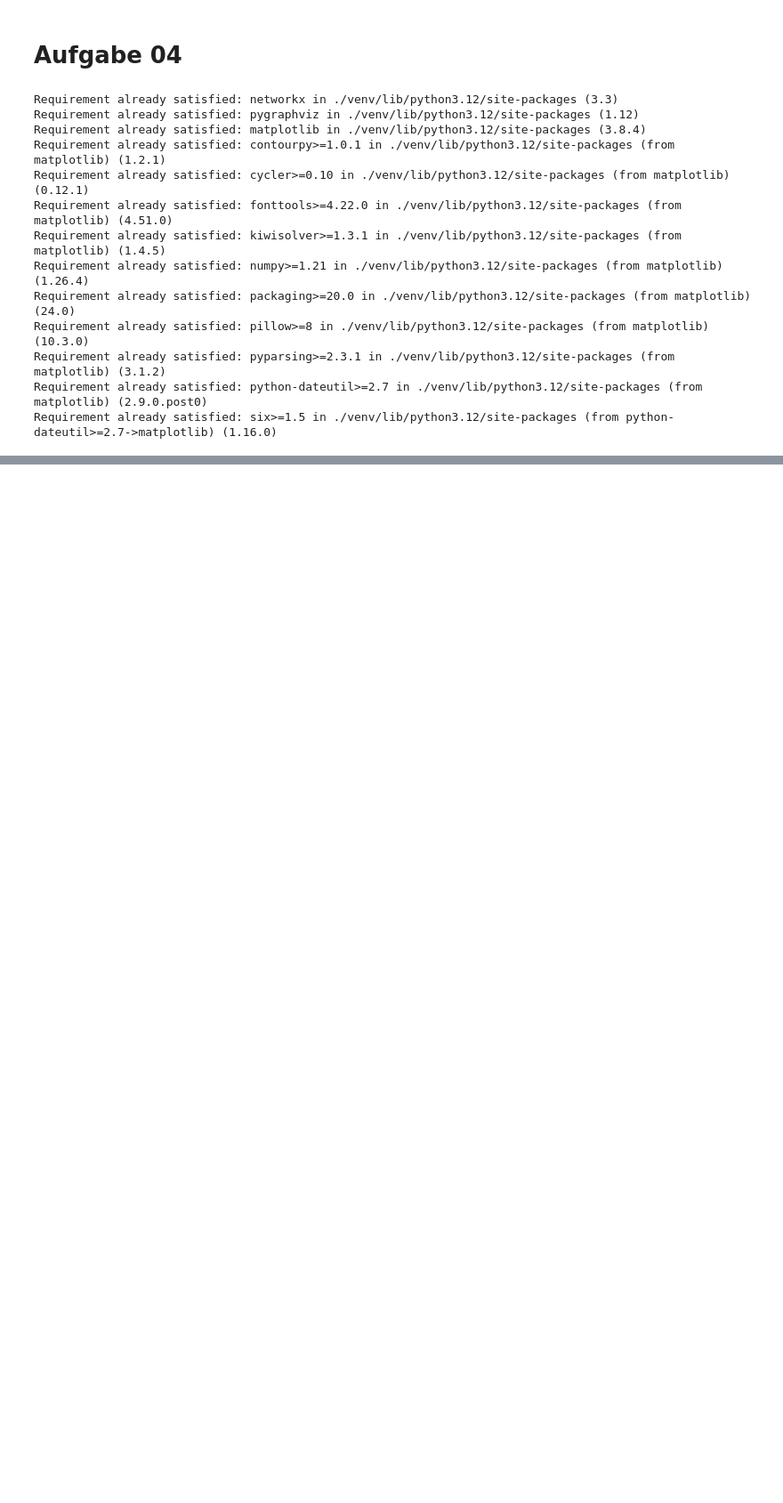
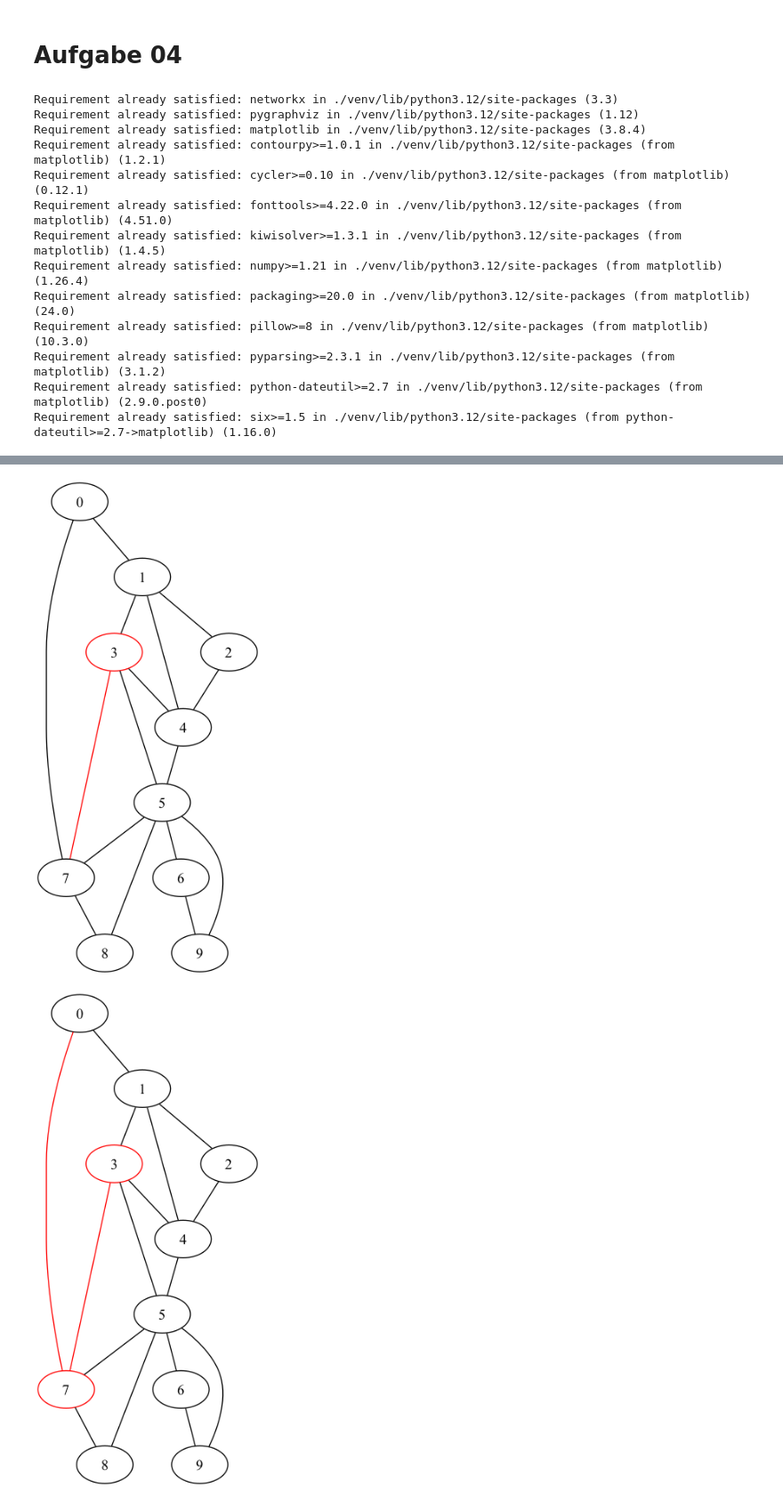
Before and after one commit to AstralJaeger-University/AMS4-UE01, a Jupyter notebook: notebook/aufgabe_07.ipynb, the cells around one changed output, grey strips where cells are left out. Shown at 89% size. Saved outputs shown, nothing was run; the diff lists cells and outputs as text; code cells hidden in the pictures; blank space fills up the shorter version.

```diff
--- a/notebook/aufgabe_07.ipynb
+++ b/notebook/aufgabe_07.ipynb
@@ -47,0 +45,73 @@ display(Image(filename))
+# %%
+import networkx as nx
+from random import choice
+from typing import List
+
+def is_bridge(graph: nx.Graph, edge: Tuple[int, int], v: int) -> bool:
+    """
+    This function checks if the edge is a bridge
+    Removing the edge and checking if `v` can still reach all nodes
+    """
+    temp_graph = graph.copy()
+    temp_graph.remove_edge(*edge)
+
+    # We perform a DFS to check connectivity
+    visited = set()
+    stack = [v]
+    while stack:
+        node = stack.pop()
+        if node not in visited:
+            visited.add(node)
+            stack.extend(n for n in temp_graph.neighbors(node) if n not in visited)
+
+    # If the number of visited nodes equals the number of nodes in the temp graph, it's not a bridge
+    return len(visited) != len(temp_graph.nodes)
+
+
+def find_next_edge(v, F):
+    possible_edges = list(F.edges(v))
+    if not possible_edges:
+        return None
+    for edge in possible_edges:
+        if not is_bridge(F, edge, v):
+            return edge
+    return possible_edges[0]
+
+
+def draw_step(a, e, v, idx):
+    # Visualize Step
+    a.get_node(v).attr['color'] = 'red'
+    if e:
+        a.get_edge(e[0], e[1]).attr['color'] = 'red'
+    filename = f"assets/{prefix}_fleury_step_{idx}.png"
+    a.draw(filename, format='png', prog='dot')
+    display(Image(filename))
+
+
+def fleury(graph: nx.Graph) -> (List[int], List[str]):
+    F = graph.copy()
+    v = choice(list(F.nodes))
+    K = [v]
+    e = choice(list(F.edges(v)))
+    a = to_agraph(graph)
+    lines = list()
+
+    idx = 0
+    while len(F.edges) > 0:
+        draw_step(a, e, v, idx)
+        lines.append(f"idx {idx} - v {v} - F {list(F.edges)} - e {e} - K {K}")
+        F.remove_edge(*e)
+        v = e[0] if v == e[1] else e[1]
+        K.append(v)
+        if len(F.edges) > 0:
+            e = find_next_edge(v, F)
+            if e is None:
+                break  # Exit if no edges are found
+        idx += 1
+
+    return K, lines
+
+p, l = fleury(g)
+# %% [output]
+[figure, added]
+[figure, added]
```
Also changed, not shown: parts of 4 cells of this notebook, 15 other files.
